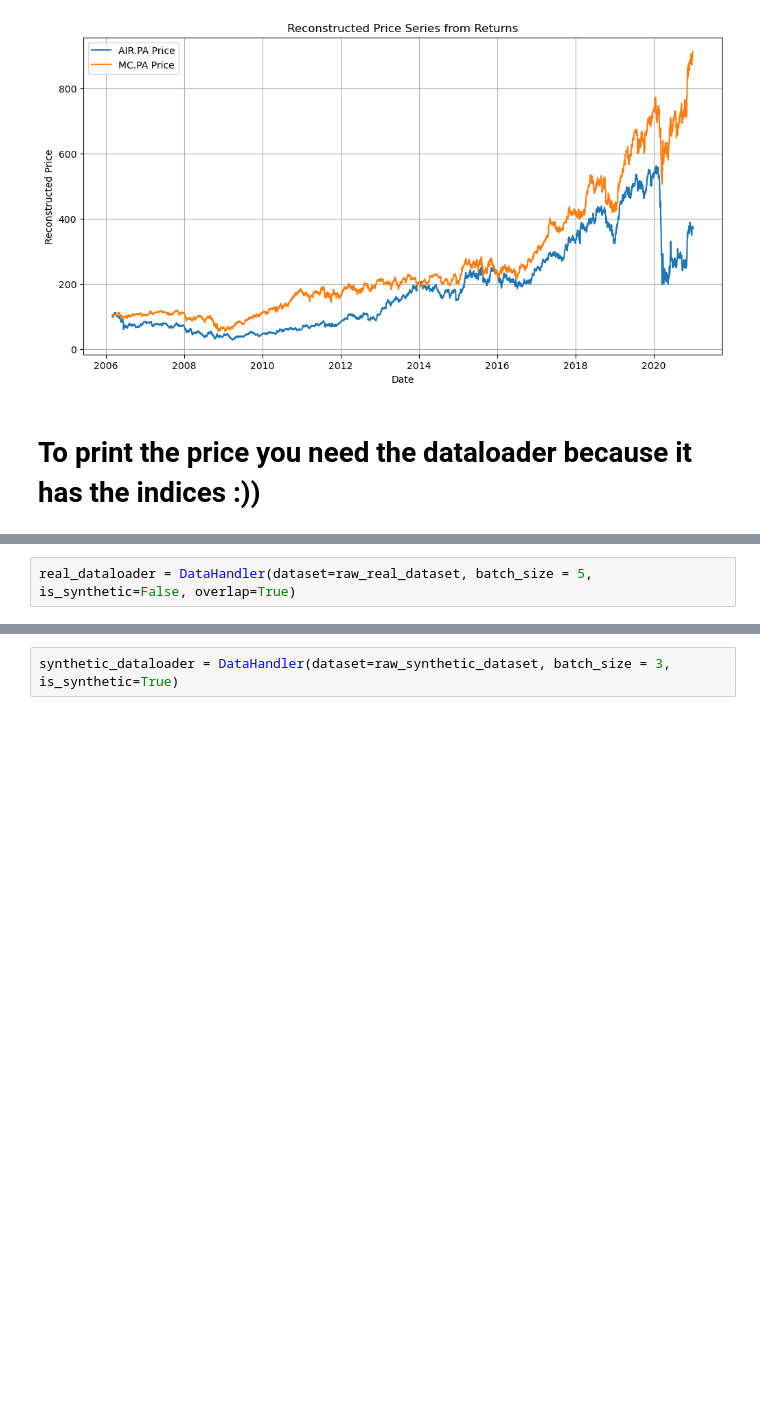
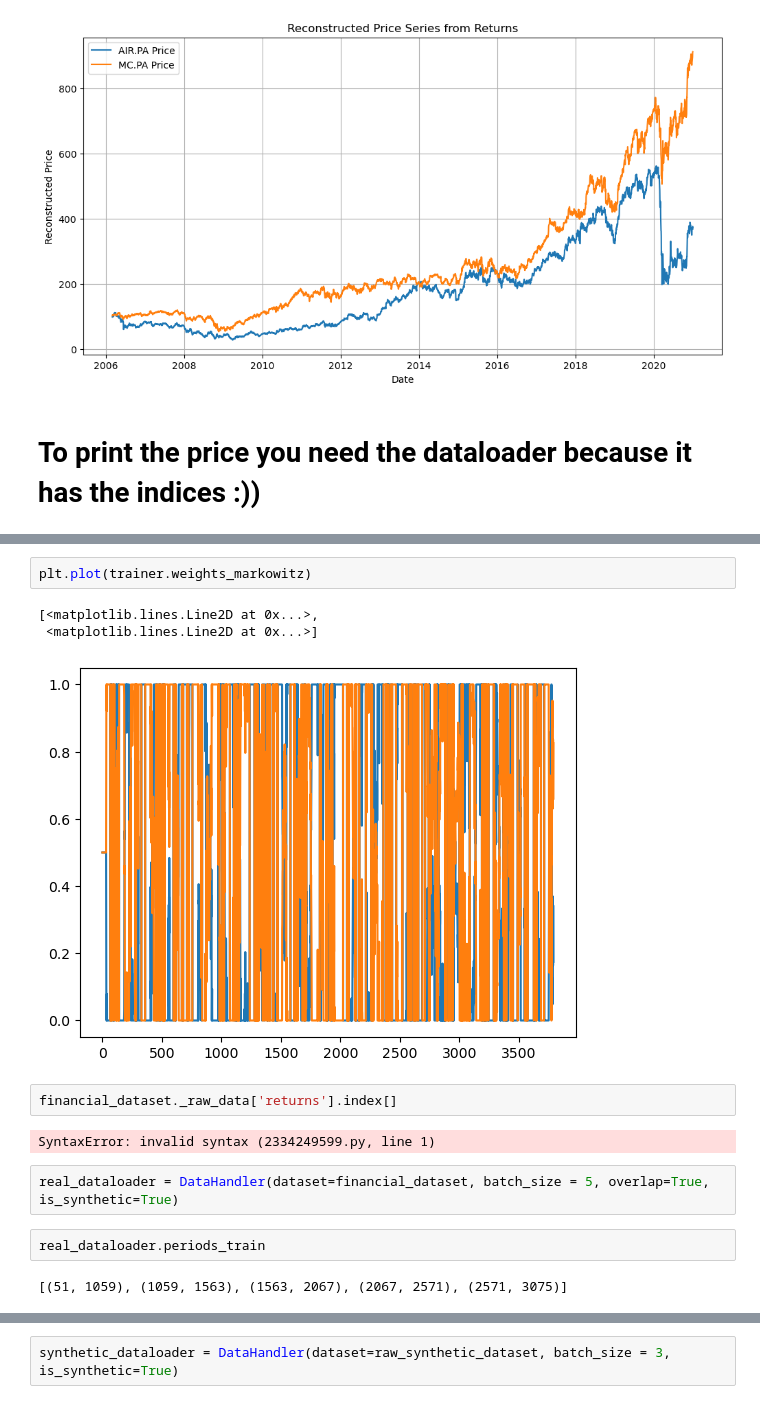
Before and after one commit to alexandreviard/DL-Portfolio-CMAP, a Jupyter notebook: src/test.ipynb, the cells around one changed output, grey strips where cells are left out. Cells and saved outputs as stored; diff of their text form; blank space fills up the shorter version.

```diff
--- a/src/test.ipynb
+++ b/src/test.ipynb
@@ -117,2 +183,16 @@ plt.show()
+# %%
+plt.plot(trainer.weights_markowitz)
+# %% [output]
+[<matplotlib.lines.Line2D at 0x...>,
+ <matplotlib.lines.Line2D at 0x...>]
+[figure, added]
+# %%
+financial_dataset._raw_data['returns'].index[]
+# %% [output]
+SyntaxError: invalid syntax (2334249599.py, line 1)
 # %%
-real_dataloader = DataHandler(dataset=raw_real_dataset, batch_size = 5, is_synthetic=False, overlap=True)
+real_dataloader = DataHandler(dataset=financial_dataset, batch_size = 5, overlap=True, is_synthetic=True)
+# %%
+real_dataloader.periods_train
+# %% [output]
+[(51, 1059), (1059, 1563), (1563, 2067), (2067, 2571), (2571, 3075)]
```
Also changed, not shown: parts of 19 cells of this notebook, 2 other files.
